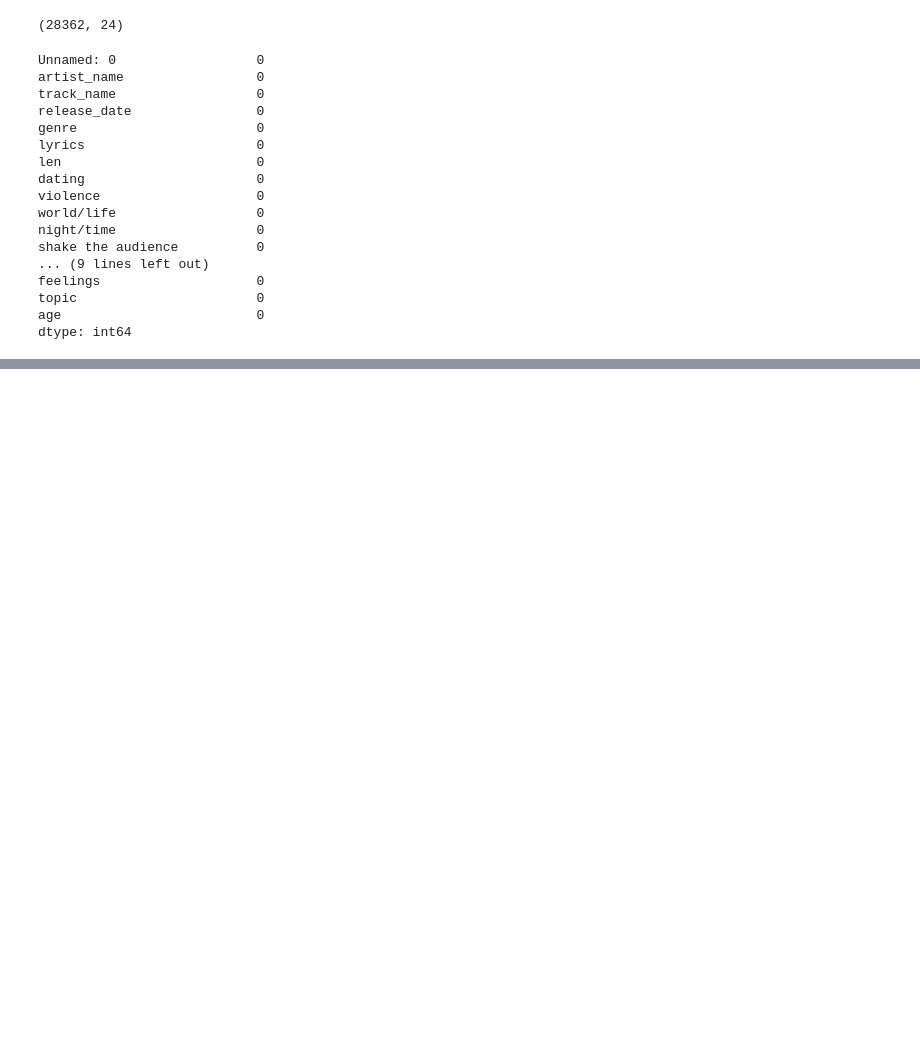
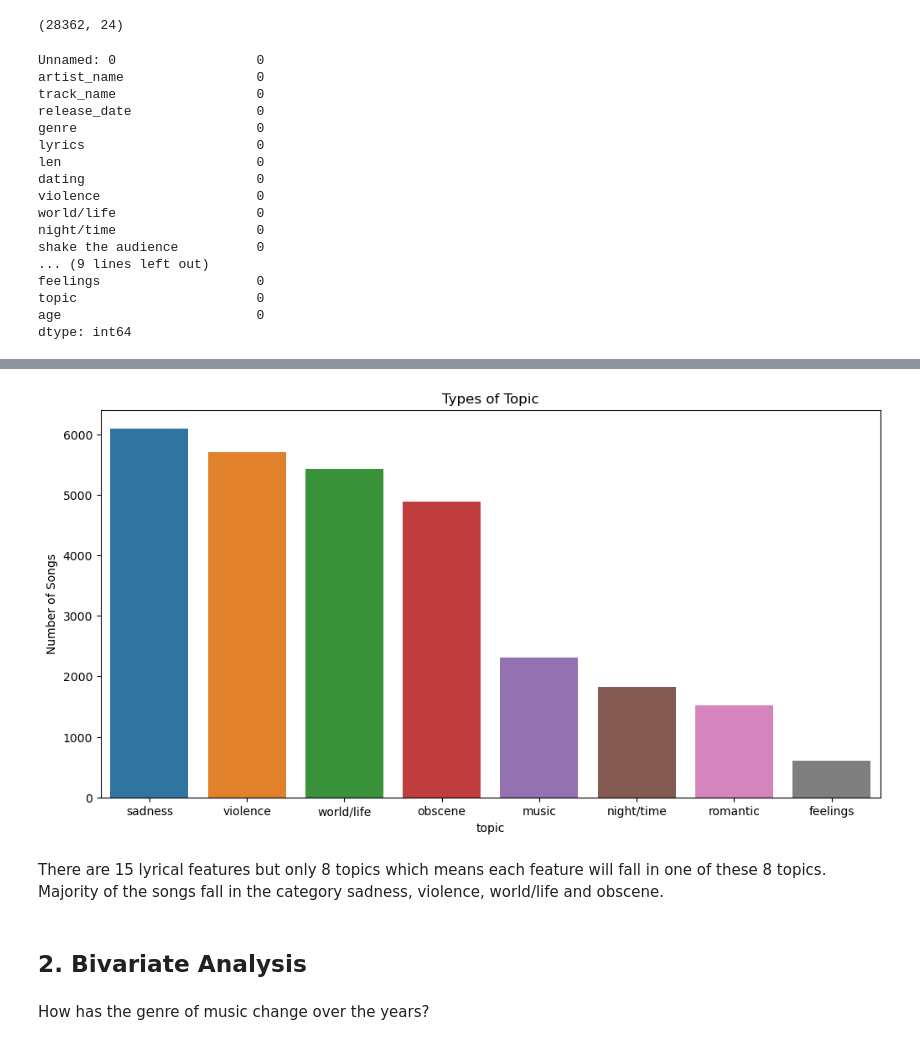
Before and after one commit to khadazhaia/Music-Recommendation-Algorithm, a Jupyter notebook: code/01eda.ipynb, the cells around one changed output, grey strips where cells are left out. Drawn from its saved outputs; the diff is of its cells as text; code cells hidden in the pictures; blank space fills up the shorter version.

```diff
--- a/code/01eda.ipynb
+++ b/code/01eda.ipynb
@@ -127,0 +227,4 @@ dtype: int64
+# %%
+topics = music_df["topic"].value_counts().to_frame(name="count")
+
+topics
@@ -127,0 +242,15 @@ dtype: int64
+# %%
+# Plot types of topic
+plt.figure(figsize=(12, 6))
+sns.barplot(data=topics, x="topic", y="count", hue="topic")
+plt.title("Types of Topic")
+plt.ylabel("Number of Songs")
+plt.show()
+# %% [output]
+[figure, added]
+# %% [markdown]
+There are 15 lyrical features but only 8 topics which means each feature will fall in one of these 8 topics. Majority of the songs fall in the category sadness, violence, world/life and obscene.
+# %% [markdown]
+## 2. Bivariate Analysis
+# %% [markdown]
+How has the genre of music change over the years?
```
Also changed, not shown: parts of 37 cells of this notebook.
